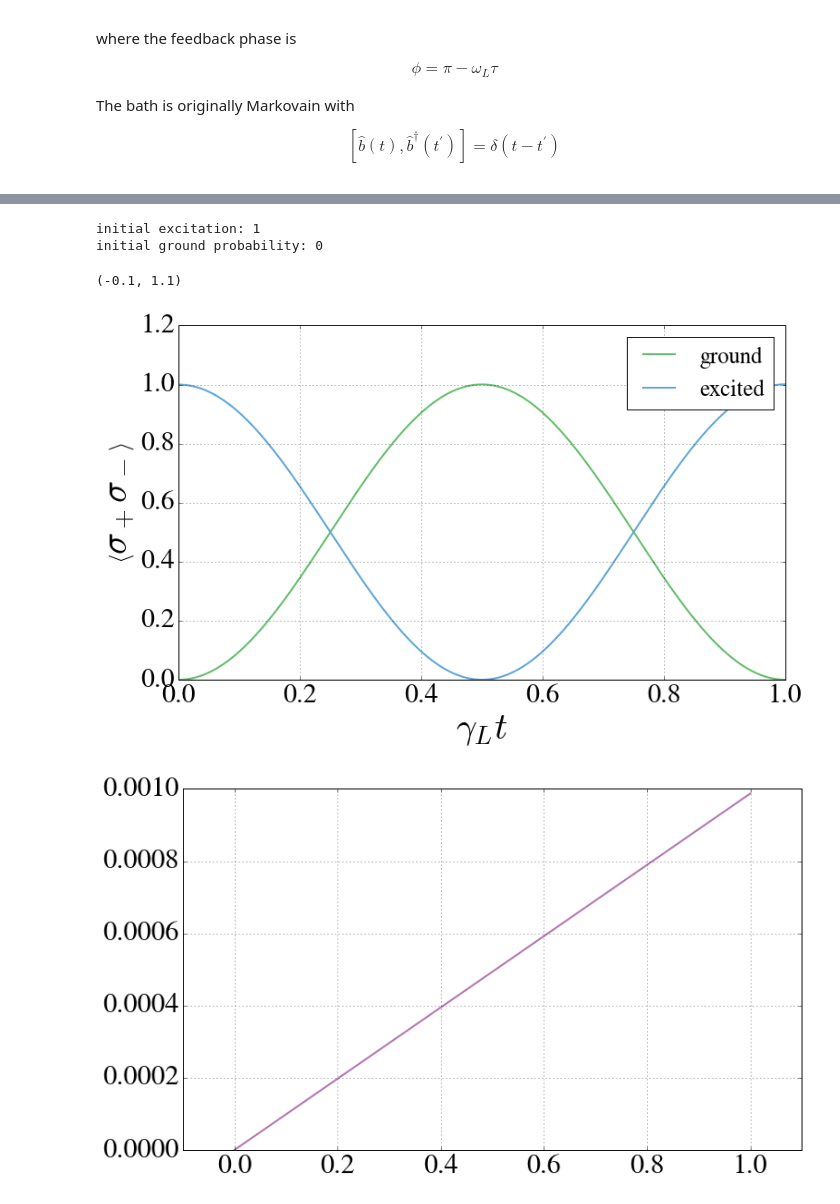
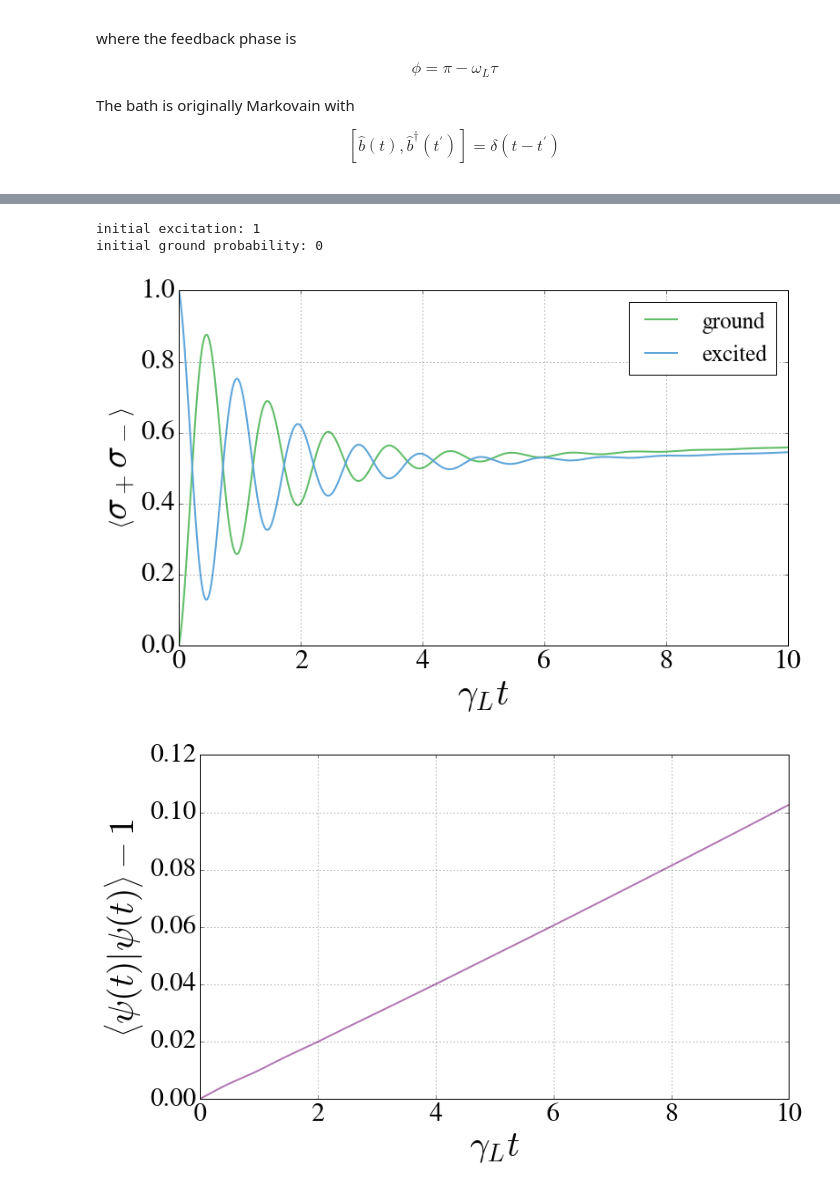
Before and after one commit to nemetniki/Kerr, a Jupyter notebook: MPS trial.ipynb, the cells around one changed output, grey strips where cells are left out. Drawn from its saved outputs; the diff is of its cells as text; code cells hidden in the pictures.

```diff
--- a/MPS trial.ipynb
+++ b/MPS trial.ipynb
@@ -89,8 +89,8 @@ init = [0]*endt
 l=3
 initTLS = np.array([0,1]) #starting at |e>
 
-gamma_L = 0.
-Om_TLS  = np.pi#*gamma_L
+gamma_L = 10.
+Om_TLS  = 10.*np.pi#*gamma_L
 Delta_T = 0.0
 dt      = .0001
 # Initial state of the system
@@ -132,6 +132,9 @@ m=0
 exc2 = np.zeros(endt-3,complex)
 norm = np.zeros(endt-3,complex)
 exc = np.zeros(endt-3,complex)
+
+#IMPORTANT: One needs to be careful with the final indices that come out of the summation of einsum, better to define them.
+
 for m in np.arange(endt-4,-1,-1):
 #    print("before\n",init[m].shape)
 #    print(init[m])
@@ -141,15 +144,18 @@ for m in np.arange(endt-4,-1,-1):
 
     ### Calculating the norm ###
     if m==endt-4:
+        #print(init[m])
         nor1 = np.dot(init[m],np.conjugate(init[m]))
+        #print("nor1",nor1)
     elif m==endt-5:
-        nor2 = np.einsum("ik,jk",init[m+1],np.conjugate(init[m+1]))
+        nor2 = np.einsum("ik,jk->ij",init[m+1],np.conjugate(init[m+1]))
+        nor1 = np.einsum("ij,ij",np.einsum("li,lj->ij",init[m],np.conjugate(init[m])),nor2)
+    else:
+        nor3 = np.einsum("mli,nlj->minj",init[m+1],np.conjugate(init[m+1]))
+        nor2 = np.einsum("minj,ij->mn",nor3,nor2)
+        #print("nor2=",nor2)
         #print(nor2.shape)
-        nor1 = np.einsum("ij,ij",np.einsum("li,lj",init[m],np.conjugate(init[m])),nor2)
-    else:
-        nor2 = np.einsum("minj,ij",np.einsum("mli,nlj",init[m+1],np.conjugate(init[m+1])),nor2)
-        #print(nor2.shape)
-        nor1 = np.einsum("mn,mn",np.einsum("lm,ln",init[m],np.conjugate(init[m])),nor2)
+        nor1 = np.einsum("mn,mn",np.einsum("lm,ln->mn",init[m],np.conjugate(init[m])),nor2)
     norm[m] = nor1
 
     ### Determining the excitation level of the qubit ###
@@ -157,8 +163,8 @@ for m in np.arange(endt-4,-1,-1):
         exc[m]=np.einsum("k,k",np.einsum("i,ik",init[m],np.array([[1,0],[0,0]])),np.conjugate(init[m]))
         exc2[m]=np.einsum("k,k",np.einsum("i,ik",init[m],np.array([[0,0],[0,1]])),np.conjugate(init[m]))
     else:
-        exc2[m]=np.einsum("jk,kj",np.einsum("ij,ik",init[m],np.array([[0,0],[0,1]])),np.conjugate(init[m]))
-        exc[m]=np.einsum("jk,kj",np.einsum("ij,ik",init[m],np.array([[1,0],[0,0]])),np.conjugate(init[m]))
+        exc2[m]=np.einsum("jk,kj",np.einsum("ij,ik->jk",init[m],np.array([[0,0],[0,1]])),np.conjugate(init[m]))
+        exc[m]=np.einsum("jk,kj",np.einsum("ij,ik->jk",init[m],np.array([[1,0],[0,0]])),np.conjugate(init[m]))
 
     ### A time-step ###
     # We consider up to 4 excitations in the environmental timebin (first array)
@@ -182,35 +188,36 @@ for m in np.arange(endt-4,-1,-1):
         tog_svd[2] = np.zeros((dj,di,dk),dtype=np.complex128)
         for I in range(0,tog_swap_conc[:,0].size):
             tog_svd[2][:,I%di,int((I-(I%di))/di)]  = tog_svd_conc[0][:,I]
         tog_svd[1] = tog_svd_conc[1]
         tog_svd[0] = tog_svd_conc[0]
 
     ### Storing the different Matrices of the timebins and system (I'm not convinced that this is necessary) ###
     init[m] = tog_svd[2]
     init[m-1] = np.dot(tog_svd[0],np.diag(tog_svd[1]))
 #    print("after\n",init[m].shape)
 #    print(init[m-1].shape)
 #print(init[-1])
 
 ### Plotting to be happy ###
-t=np.arange(0,endt-3)*dt*1#gamma_L
+t=np.arange(0,endt-3)*dt*gamma_L
 plt.figure(figsize = (12,7))
 plt.plot(t,np.flip(np.real(exc),0),lw=2,label="ground",color=colors["green"])
 plt.plot(t,np.flip(np.real(exc2),0),lw=2,label="excited",color=colors["blue"])
 #plt.plot(t,np.exp(-gamma_L*t),ls="--",lw=4,color=colors["orange"],label="$\exp{(-\gamma_Lt)}$")
 #plt.xlim(0,8)
 #plt.ylim(-0.01,1.01)
 plt.xlabel("$\gamma_Lt$",fontsize=40)
 plt.ylabel("$\left<\sigma_+\sigma_-\\right>$",fontsize=40)
 plt.legend(fontsize=25,loc="upper right")
 plt.grid(True)
 plt.figure(2,figsize = (12,7))
 plt.plot(t,np.flip(np.real(norm-1),0),lw=2,label="norm",color=colors["purple"])
 plt.grid(True)
-plt.xlim(-.1,1.1)
+plt.ylabel("$\left<\psi(t)|\psi(t)\\right>-1$",fontsize=40)
+plt.xlabel("$\gamma_Lt$",fontsize=40)
+plt.show()
 # %% [output]
 initial excitation: 1
 initial ground probability: 0
-(-0.1, 1.1)
-[figure, old version]
+[figure, new version]
-[figure, old version]
+[figure, new version]
```
Also changed, not shown: parts of 1 cell of this notebook, 1 other file.
